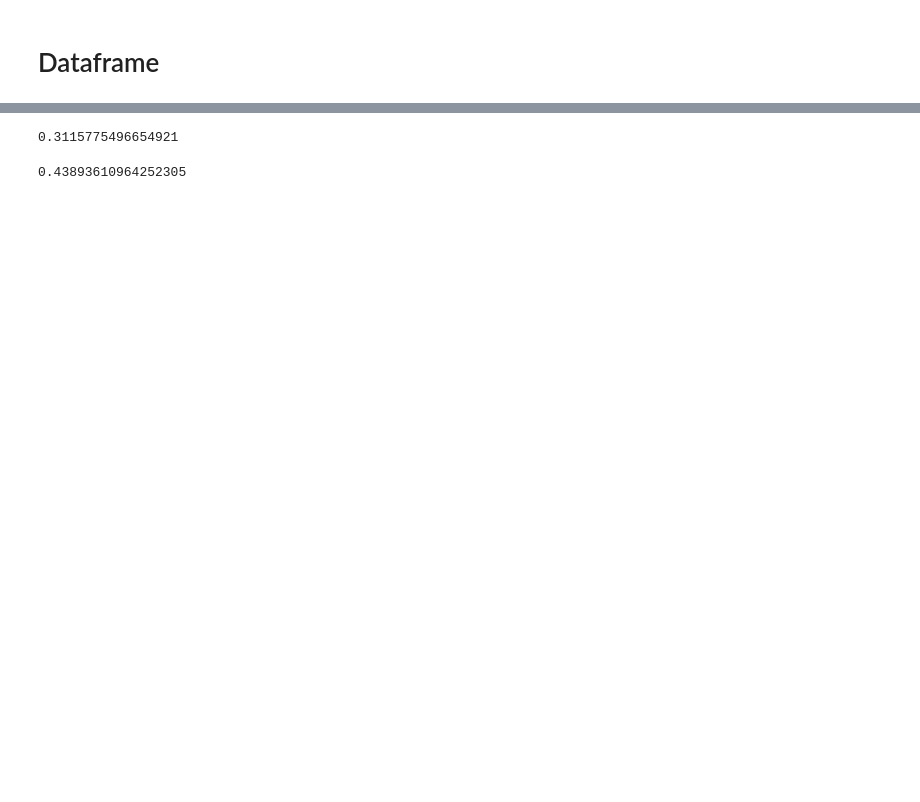
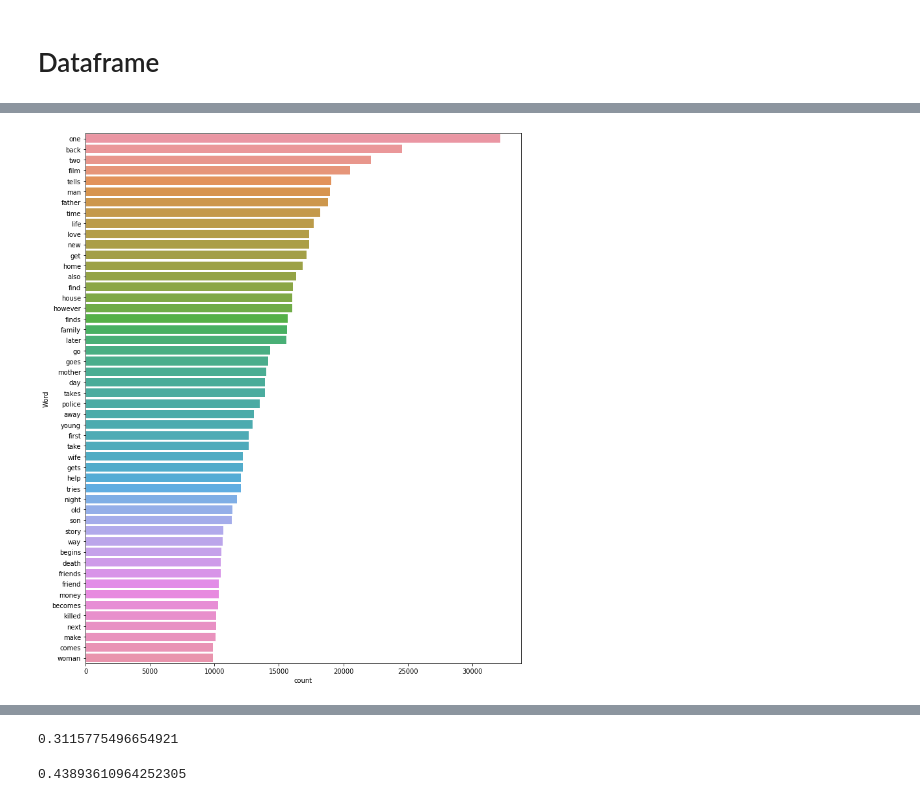
Before and after one commit to Durfan/ufsj-Data-Science, a Jupyter notebook: tp/tp.ipynb, the cells around one changed output, grey strips where cells are left out. Saved outputs shown, nothing was run; the diff lists cells and outputs as text; code cells hidden in the pictures; blank space fills up the shorter version.

```diff
--- a/tp/tp.ipynb
+++ b/tp/tp.ipynb
@@ -146,2 +138,19 @@ df.head()
+# %%
+def freq_words(x, terms = 30):
+    all_words = ' '.join([text for text in x])
+    all_words = all_words.split()
+    fdist = nltk.FreqDist(all_words)
+    words_df = pd.DataFrame({'word':list(fdist.keys()), 'count':list(fdist.values())})
+
+    d = words_df.nlargest(columns="count", n = terms)
+
+    plt.figure(figsize=(12,15))
+    ax = sns.barplot(data=d, x= "count", y = "word")
+    ax.set(ylabel = 'Word')
+    plt.show()
+
+freq_words(df['plot_pre'], 50)
+# %% [output]
+[figure, added]
 # %%
 multilabel_binarizer = MultiLabelBinarizer()
```
Also changed, not shown: parts of 15 cells of this notebook.
